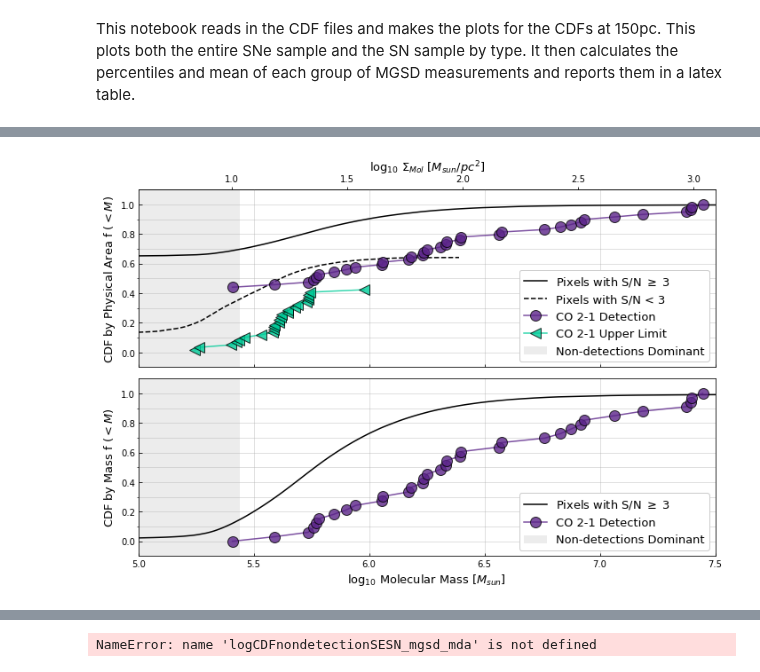
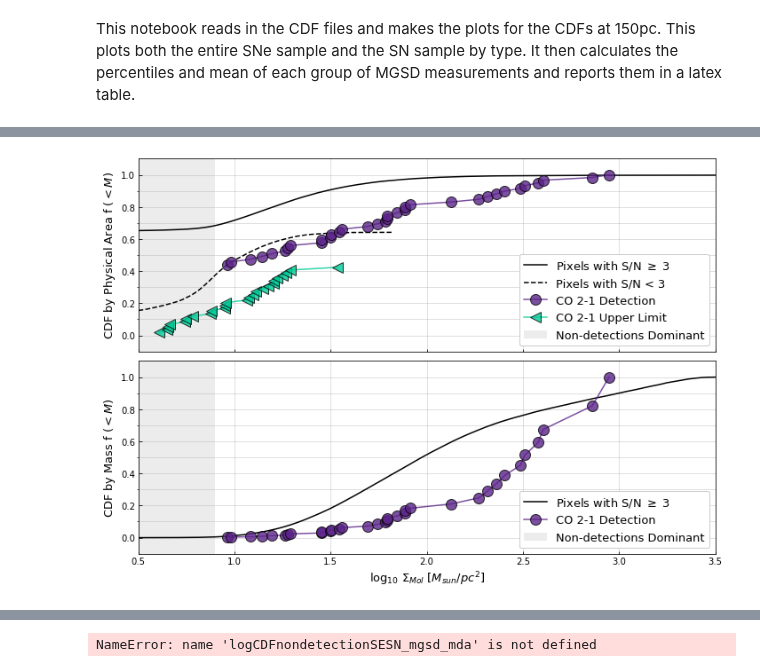
Before and after one commit to NessMayker/SNeCO, a Jupyter notebook: Code/3.2b_Plots_CDFs_150pc.ipynb, the cells around one changed output, grey strips where cells are left out. Saved outputs shown, nothing was run; the diff lists cells and outputs as text; code cells hidden in the pictures.

```diff
--- a/Code/3.2b_Plots_CDFs_150pc.ipynb
+++ b/Code/3.2b_Plots_CDFs_150pc.ipynb
@@ -232,47 +262,47 @@ print(medianMass)
 
 from matplotlib.ticker import AutoMinorLocator
 minor_locator = AutoMinorLocator(2)
 darkblue = '#245389'
 darkpurple = '#5B2489'
 ms = 12
 fs = 14
 fontsize = 13
 
-minorx = [4.5,4.75,5.0,5.25,5.5,5.75,6.0,6.25,6.5,6.75,7.0,7.25,7.5]
+# minorx = [4.5,4.75,5.0,5.25,5.5,5.75,6.0,6.25,6.5,6.75,7.0,7.25,7.5]
 minory = [0.0,0.1,0.2,0.3,0.4,0.5,0.6,0.7,0.8,0.9,1.0]
 fig, axs = plt.subplots(nrows=2,ncols=1, sharex=True)
 fig.set_figheight(7)
 fig.set_figwidth(10)
-axs[0].plot(logCDFAP_D_M_x, AP_D_M_PP_y, color = 'black', linestyle = '-', label = 'Pixels with S/N $\geq$ 3')
-axs[0].plot(logCDFAP_ND_M_x, AP_ND_M_PP_y, color = 'black', linestyle = '--', label = 'Pixels with S/N < 3')
+axs[0].plot(logCDFAP_D_SM_x, AP_D_SM_PP_y, color = 'black', linestyle = '-', label = 'Pixels with S/N $\geq$ 3')
+axs[0].plot(logCDFAP_ND_SM_x, AP_ND_SM_PP_y, color = 'black', linestyle = '--', label = 'Pixels with S/N < 3')
 axs[0].set_ylabel(r'CDF by Physical Area f $ (<M$)',fontsize=fontsize)
-secax = axs[0].secondary_xaxis('top', functions=(mass2mgsd, mgsd2mass))
-secax.set_xlabel(r'$\log_{10}$ $\Sigma_{Mol}$ $[M_{sun}/pc^2]$', fontsize=fontsize)
-axs[0].axvspan(xmin=5.0, xmax=5.44155, facecolor="gray", alpha=0.15, label = "Non-detections Dominant")
-axs[0].set_xlim(5.0, 7.5)
+# secax = axs[0].secondary_xaxis('top', functions=(mass2mgsd, mgsd2mass))
+# secax.set_xlabel(r'$\log_{10}$ $\Sigma_{Mol}$ $[M_{sun}/pc^2]$', fontsize=fontsize)
+axs[0].axvspan(xmin=0.5, xmax=np.log10(7.9), facecolor="gray", alpha=0.15, label = "Non-detections Dominant")
+axs[0].set_xlim(0.5, 3.5)
 axs[0].set_ylim(-0.1, 1.1)
-axs[0].plot(logCDFSN_D_M_x, CDFSN_D_M_y, marker = 'o', ms = ms, color = darkpurple,mec='black', alpha = 0.8, label="CO 2-1 Detection")
-axs[0].plot(logCDFSN_ND_M_x, CDFSN_ND_M_y, marker = '<',color = "#00cc99",mec='black', ms = ms, alpha = 0.8, label = "CO 2-1 Upper Limit")
+axs[0].plot(logCDFSN_D_SM_x, CDFSN_D_SM_y, marker = 'o', ms = ms, color = darkpurple,mec='black', alpha = 0.8, label="CO 2-1 Detection")
+axs[0].plot(logCDFSN_ND_SM_x, CDFSN_ND_SM_y, marker = '<',color = "#00cc99",mec='black', ms = ms, alpha = 0.8, label = "CO 2-1 Upper Limit")
 axs[0].legend(frameon=True,loc='lower right', facecolor='white', framealpha=1, fontsize = fontsize)
 axs[0].tick_params(axis='both', direction = "in")
-axs[0].xaxis.set_minor_locator(minor_locator)
+# axs[0].xaxis.set_minor_locator(minor_locator)
 axs[0].yaxis.set_minor_locator(minor_locator)
 axs[0].grid(which='both', alpha=0.5)
-axs[1].plot(logCDFAP_D_only_M_x, logCDFAP_D_only_M_PP_y, color = 'black', linestyle = '-', label = 'Pixels with S/N $\geq$ 3')
-axs[1].plot(logCDFSN_D_only_M_x, logCDFSN_D_only_M_y, marker = 'o', ms = ms, color = darkpurple,mec='black', alpha = 0.8, label="CO 2-1 Detection")
+axs[1].plot(logCDFAP_D_only_SM_x, logCDFAP_D_only_SM_PP_y, color = 'black', linestyle = '-', label = 'Pixels with S/N $\geq$ 3')
+axs[1].plot(logCDFSN_D_only_SM_x, logCDFSN_D_only_SM_y, marker = 'o', ms = ms, color = darkpurple,mec='black', alpha = 0.8, label="CO 2-1 Detection")
 axs[1].set_ylabel(r'CDF by Mass f $ (< M $)', fontsize=fontsize)
-axs[1].set_xlabel(r'$\log_{10}$ Molecular Mass [$M_{sun}$]',fontsize=fontsize)
-axs[1].axvspan(xmin=5.0, xmax=5.44155, facecolor="gray", alpha=0.15, label = "Non-detections Dominant")
-axs[1].set_xlim(5, 7.5)
+axs[1].set_xlabel(r'$\log_{10}$ $\Sigma_{Mol}$ $[M_{sun}/pc^2]$',fontsize=fontsize)
+axs[1].axvspan(xmin=0.5, xmax=np.log10(7.9), facecolor="gray", alpha=0.15, label = "Non-detections Dominant")
+axs[1].set_xlim(0.5, 3.5)
 axs[1].set_ylim(-0.1, 1.1)
-axs[1].xaxis.set_minor_locator(minor_locator)
+# axs[1].xaxis.set_minor_locator(minor_locator)
 axs[1].yaxis.set_minor_locator(minor_locator)
 axs[1].grid(which='both', alpha=0.5)
 axs[1].legend(frameon=True,loc='lower right',facecolor='white', framealpha=1,fontsize=fontsize)
 axs[1].tick_params(axis='both', direction = "in")
 plt.tight_layout()
 plt.savefig('../Figures/CDF_Mass_ALLSNe.png', dpi=300)
 plt.show()
 plt.close()
 # %% [output]
-[figure, old version]
+[figure, new version]
```
Also changed, not shown: parts of 7 cells of this notebook, 14 other files.
